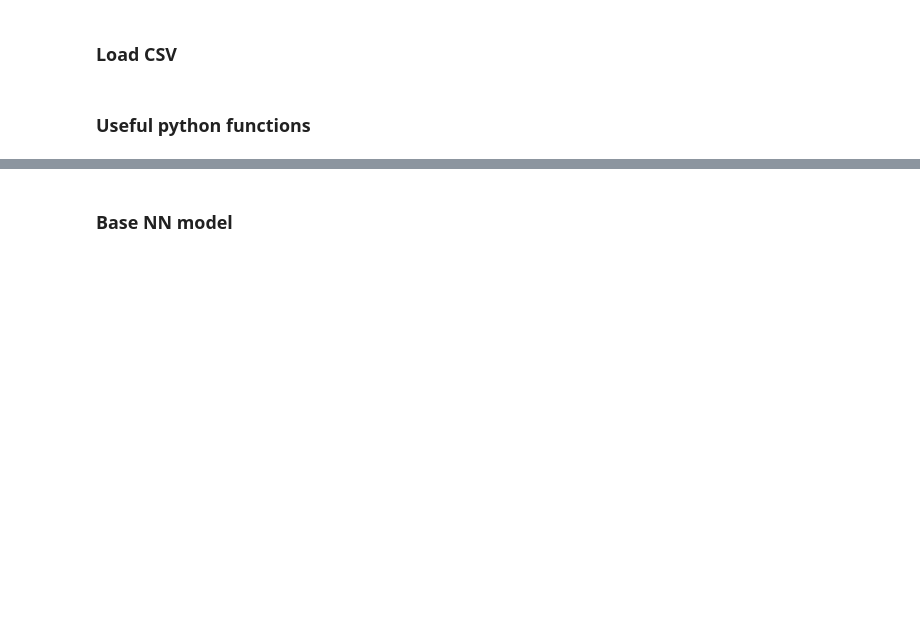
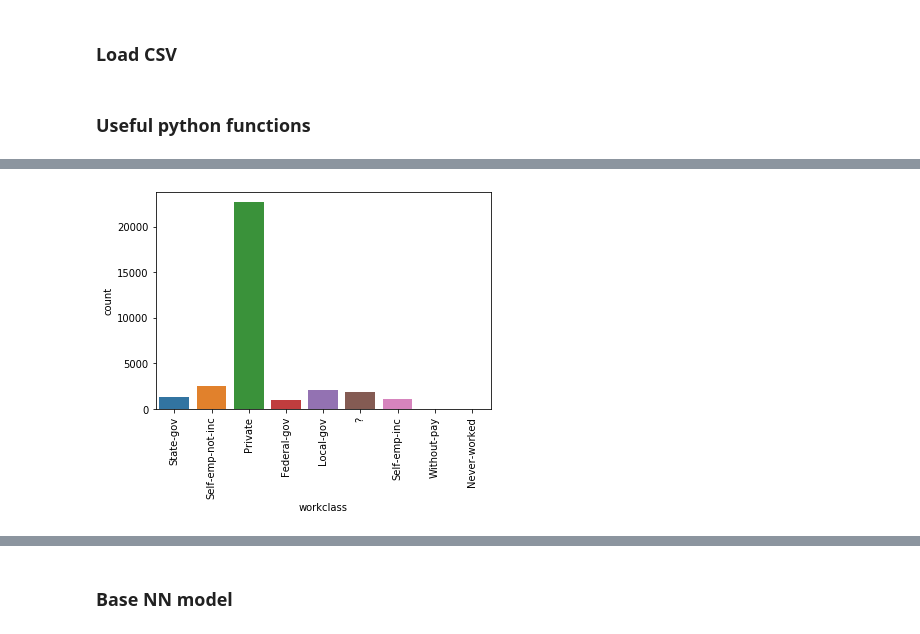
Before and after one commit to giacomo-montibeller/from-0-to-ml, a Jupyter notebook: data/real_scenario_playground.ipynb, the cells around one changed output, grey strips where cells are left out. Cells and saved outputs as stored; diff of their text form; code cells hidden in the pictures; blank space fills up the shorter version.

```diff
--- a/data/real_scenario_playground.ipynb
+++ b/data/real_scenario_playground.ipynb
@@ -80,0 +112,4 @@ def plot_numerical_distribution(column, label_rotation = 0):
+# %%
+plot_categorical_distribution("workclass", 90)
+# %% [output]
+[figure, added]
```
Also changed, not shown: parts of 17 cells of this notebook, 1 other file.
